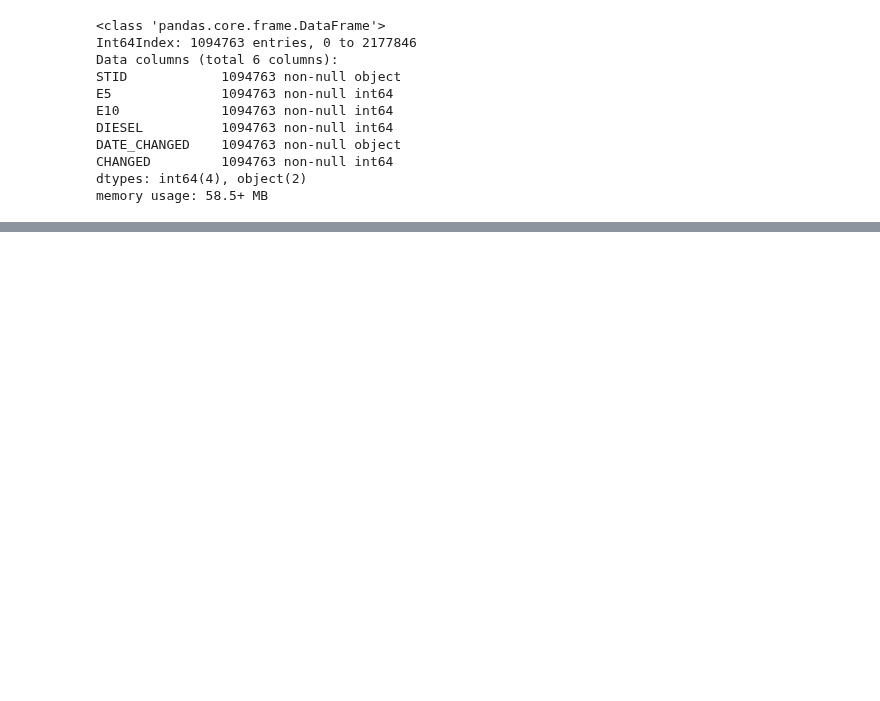
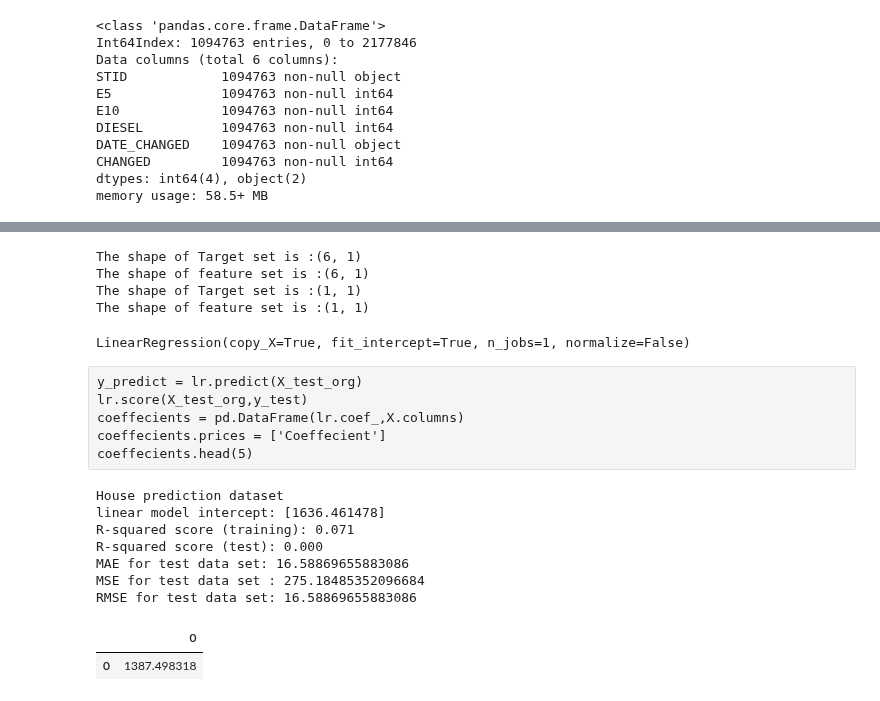
Before and after one commit to sumittomer/Data-Science-Lecture, a Jupyter notebook: Python Code.ipynb, the cells around one changed output, grey strips where cells are left out. Saved outputs shown, nothing was run; the diff lists cells and outputs as text; code cells hidden in the pictures; blank space fills up the shorter version.

```diff
--- a/Python Code.ipynb
+++ b/Python Code.ipynb
@@ -209,0 +248,48 @@ memory usage: 58.5+ MB
+# %%
+print("The shape of Target set is :"+str(X_train_org.shape))
+print("The shape of feature set is :"+str(y_train.shape))
+print("The shape of Target set is :"+str(X_test_org.shape))
+print("The shape of feature set is :"+str(y_test.shape))
+# %% [output]
+The shape of Target set is :(6, 1)
+The shape of feature set is :(6, 1)
+The shape of Target set is :(1, 1)
+The shape of feature set is :(1, 1)
+# %%
+from sklearn.linear_model import LinearRegression
+lr = LinearRegression()
+lr.fit(X_train_org,y_train)
+# %% [output]
+LinearRegression(copy_X=True, fit_intercept=True, n_jobs=1, normalize=False)
+# %% [raw]
+y_predict = lr.predict(X_test_org)
+lr.score(X_test_org,y_test)
+coeffecients = pd.DataFrame(lr.coef_,X.columns)
+coeffecients.prices = ['Coeffecient']
+coeffecients.head(5)
+# %%
+from sklearn import metrics
+import numpy as np
+predictions = lr.predict(X_test_org)
+print('House prediction dataset')
+print('linear model intercept: {}'
+     .format(lr.intercept_))
+print('R-squared score (training): {:.3f}'
+     .format(lr.score(X_train_org, y_train)))
+print('R-squared score (test): {:.3f}'
+     .format(lr.score(X_test_org, y_test)))
+print('MAE for test data set:', metrics.mean_absolute_error(y_test, predictions))
+print('MSE for test data set :', metrics.mean_squared_error(y_test, predictions))
+print('RMSE for test data set:', np.sqrt(metrics.mean_squared_error(y_test, predictions)))
+y_predict_df = pd.DataFrame(lr.predict(X_test_org))
+y_predict_df.head(5)
+# %% [output]
+House prediction dataset
+linear model intercept: [1636.461478]
+R-squared score (training): 0.071
+R-squared score (test): 0.000
+MAE for test data set: 16.58869655883086
+MSE for test data set : 275.18485352096684
+RMSE for test data set: 16.58869655883086
+|  | 0 |
+| 0 | 1387.498318 |
```
Also changed, not shown: parts of 8 cells of this notebook.
